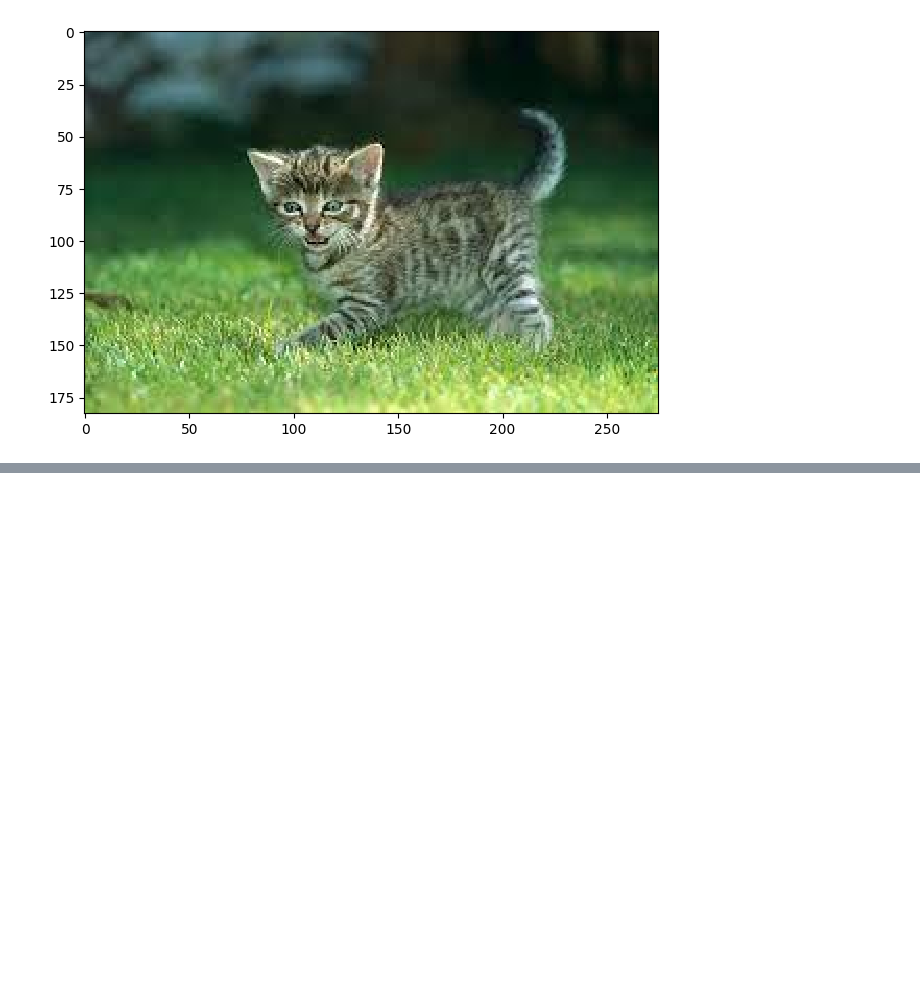
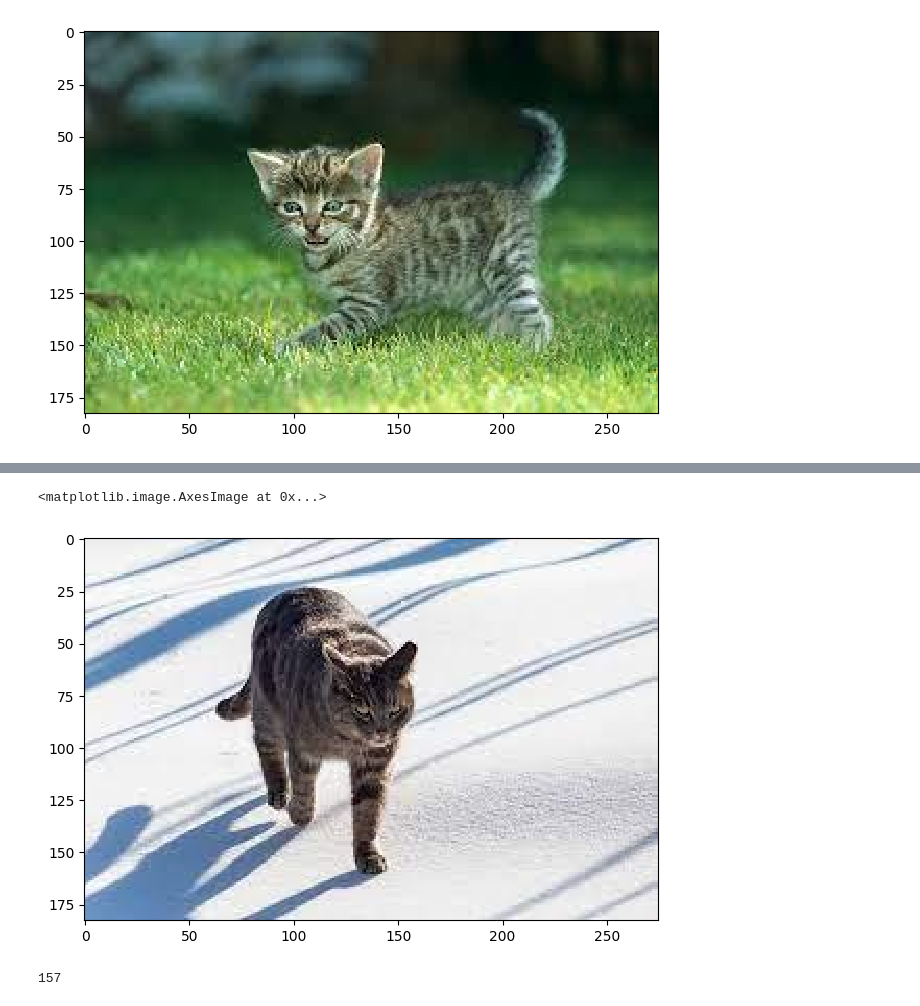
Before and after one commit to MurtadaAhmed/DataScience-Softuni, a Jupyter notebook: 6.Working with Images/demo.ipynb, the cells around one changed output, grey strips where cells are left out. Cells and saved outputs as stored; diff of their text form; code cells hidden in the pictures; blank space fills up the shorter version.

```diff
--- a/6.Working with Images/demo.ipynb
+++ b/6.Working with Images/demo.ipynb
@@ -141,0 +174,9 @@ convolve2d()
+# %%
+imshow(all_domestic_cats[57])
+# %% [output]
+<matplotlib.image.AxesImage at 0x...>
+[figure, added]
+# %%
+threshold_otsu(all_domestic_cats[57][:, :, 0])
+# %% [output]
+157
```
Also changed, not shown: parts of 24 cells of this notebook, 16 other files.
